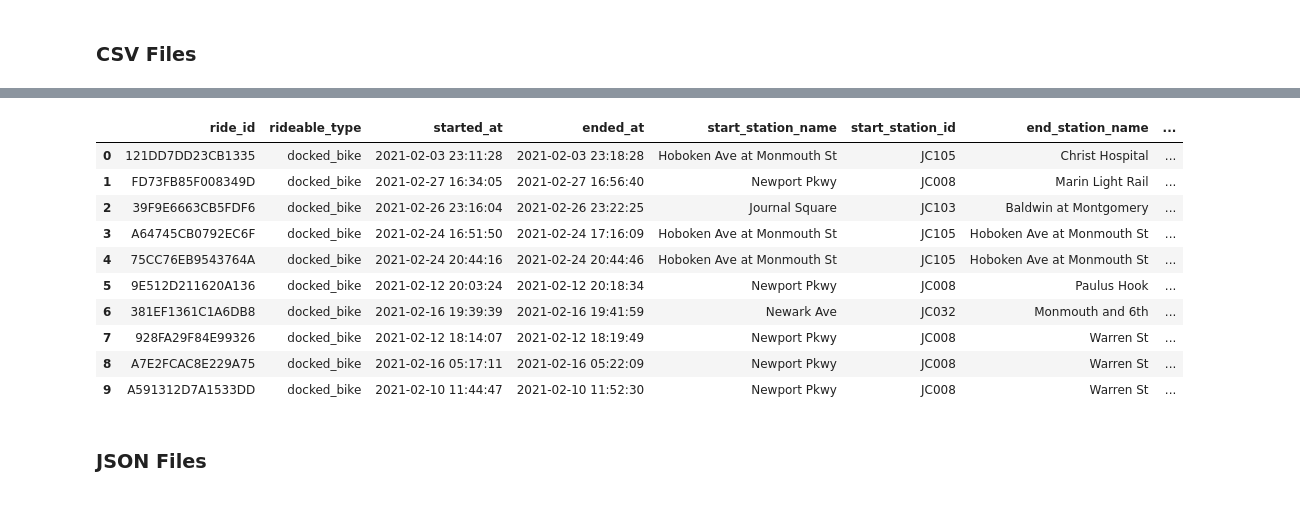
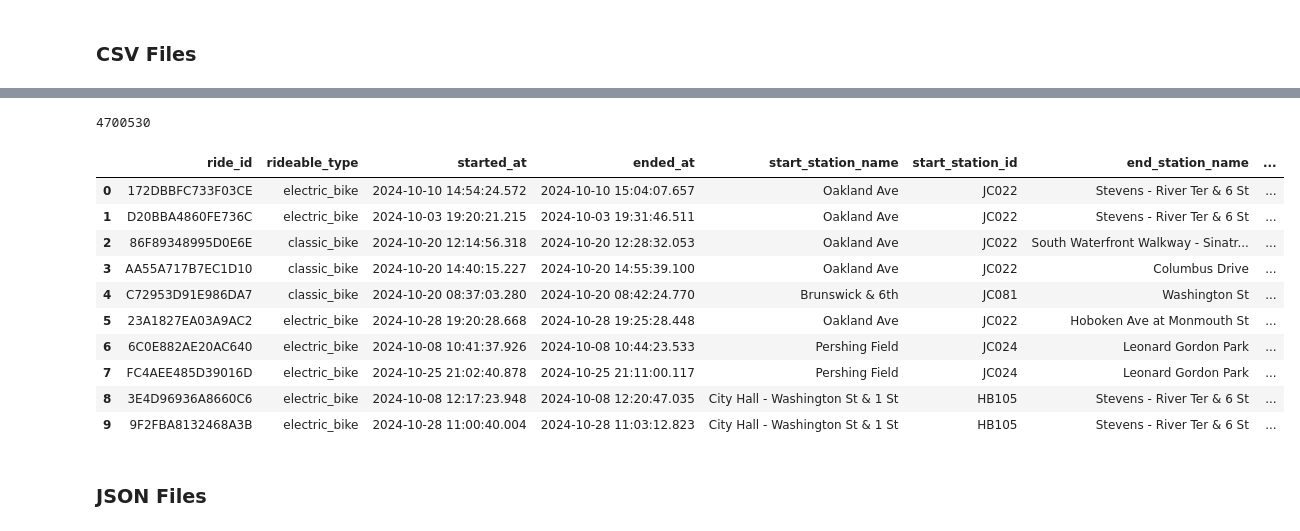
Before and after one commit to Ppius6/analytics-engineering, a Jupyter notebook: Spark/scripts/learn.ipynb, the cells around one changed output, grey strips where cells are left out. Drawn from its saved outputs; the diff is of its cells as text; code cells hidden in the pictures.

```diff
--- a/Spark/scripts/learn.ipynb
+++ b/Spark/scripts/learn.ipynb
@@ -18,5 +18,24 @@ To adjust logging level use sc.setLogLevel(newLevel). For SparkR, use setLogLeve
 # %%
-spark.read.format("csv").option("inferSchema", True).option("header", True).load(
-    "/home/piusm/dev-projects/analytics-engineering/Spark/data/JC-202102-citibike-tripdata.csv"
+main_schema = """
+    ride_id string,
+    rideable_type string,
+    started_at timestamp,
+    ended_at timestamp,
+    start_station_name string,
+    start_station_id string,
+    end_station_name string,
+    end_station_id string,
+    start_lat double,
+    start_lng double,
+    end_lat double,
+    end_lng double,
+    member_casual string
+"""
+
+trips = (
+    spark.read.format("csv")
+    .schema(main_schema)
+    .option("header", True)
+    .load("/home/piusm/dev-projects/analytics-engineering/Spark/data/JC*.csv")
 )
 # %% [output]
@@ -49,18 +111,22 @@ df_202102.show()
 only showing top 20 rows
+# %%
+trips.count()
+# %% [output]
+4700530
 # %%
-df_202102.limit(10).toPandas()
+trips.limit(10).toPandas()
 # %% [output]
 |  | ride_id | rideable_type | started_at | ended_at | start_station_name | start_station_id | end_station_name | ... |
-| 0 | 121DD7DD23CB1335 | docked_bike | 2021-02-03 23:11:28 | 2021-02-03 23:18:28 | Hoboken Ave at Monmouth St | JC105 | Christ Hospital | ... |
-| 1 | FD73FB85F008349D | docked_bike | 2021-02-27 16:34:05 | 2021-02-27 16:56:40 | Newport Pkwy | JC008 | Marin Light Rail | ... |
-| 2 | 39F9E6663CB5FDF6 | docked_bike | 2021-02-26 23:16:04 | 2021-02-26 23:22:25 | Journal Square | JC103 | Baldwin at Montgomery | ... |
-| 3 | A64745CB0792EC6F | docked_bike | 2021-02-24 16:51:50 | 2021-02-24 17:16:09 | Hoboken Ave at Monmouth St | JC105 | Hoboken Ave at Monmouth St | ... |
-| 4 | 75CC76EB9543764A | docked_bike | 2021-02-24 20:44:16 | 2021-02-24 20:44:46 | Hoboken Ave at Monmouth St | JC105 | Hoboken Ave at Monmouth St | ... |
-| 5 | 9E512D211620A136 | docked_bike | 2021-02-12 20:03:24 | 2021-02-12 20:18:34 | Newport Pkwy | JC008 | Paulus Hook | ... |
-| 6 | 381EF1361C1A6DB8 | docked_bike | 2021-02-16 19:39:39 | 2021-02-16 19:41:59 | Newark Ave | JC032 | Monmouth and 6th | ... |
-| 7 | 928FA29F84E99326 | docked_bike | 2021-02-12 18:14:07 | 2021-02-12 18:19:49 | Newport Pkwy | JC008 | Warren St | ... |
-| 8 | A7E2FCAC8E229A75 | docked_bike | 2021-02-16 05:17:11 | 2021-02-16 05:22:09 | Newport Pkwy | JC008 | Warren St | ... |
-| 9 | A591312D7A1533DD | docked_bike | 2021-02-10 11:44:47 | 2021-02-10 11:52:30 | Newport Pkwy | JC008 | Warren St | ... |
+| 0 | 172DBBFC733F03CE | electric_bike | 2024-10-10 14:54:24.572 | 2024-10-10 15:04:07.657 | Oakland Ave | JC022 | Stevens - River Ter & 6 St | ... |
+| 1 | D20BBA4860FE736C | electric_bike | 2024-10-03 19:20:21.215 | 2024-10-03 19:31:46.511 | Oakland Ave | JC022 | Stevens - River Ter & 6 St | ... |
+| 2 | 86F89348995D0E6E | classic_bike | 2024-10-20 12:14:56.318 | 2024-10-20 12:28:32.053 | Oakland Ave | JC022 | South Waterfront Walkway - Sinatr... | ... |
+| 3 | AA55A717B7EC1D10 | classic_bike | 2024-10-20 14:40:15.227 | 2024-10-20 14:55:39.100 | Oakland Ave | JC022 | Columbus Drive | ... |
+| 4 | C72953D91E986DA7 | classic_bike | 2024-10-20 08:37:03.280 | 2024-10-20 08:42:24.770 | Brunswick & 6th | JC081 | Washington St | ... |
+| 5 | 23A1827EA03A9AC2 | electric_bike | 2024-10-28 19:20:28.668 | 2024-10-28 19:25:28.448 | Oakland Ave | JC022 | Hoboken Ave at Monmouth St | ... |
+| 6 | 6C0E882AE20AC640 | electric_bike | 2024-10-08 10:41:37.926 | 2024-10-08 10:44:23.533 | Pershing Field | JC024 | Leonard Gordon Park | ... |
+| 7 | FC4AEE485D39016D | electric_bike | 2024-10-25 21:02:40.878 | 2024-10-25 21:11:00.117 | Pershing Field | JC024 | Leonard Gordon Park | ... |
+| 8 | 3E4D96936A8660C6 | electric_bike | 2024-10-08 12:17:23.948 | 2024-10-08 12:20:47.035 | City Hall - Washington St & 1 St | HB105 | Stevens - River Ter & 6 St | ... |
+| 9 | 9F2FBA8132468A3B | electric_bike | 2024-10-28 11:00:40.004 | 2024-10-28 11:03:12.823 | City Hall - Washington St & 1 St | HB105 | Stevens - River Ter & 6 St | ... |
 # %% [markdown]
 ### JSON Files
 # %%
```
Also changed, not shown: parts of 47 cells of this notebook, 12 other files.
